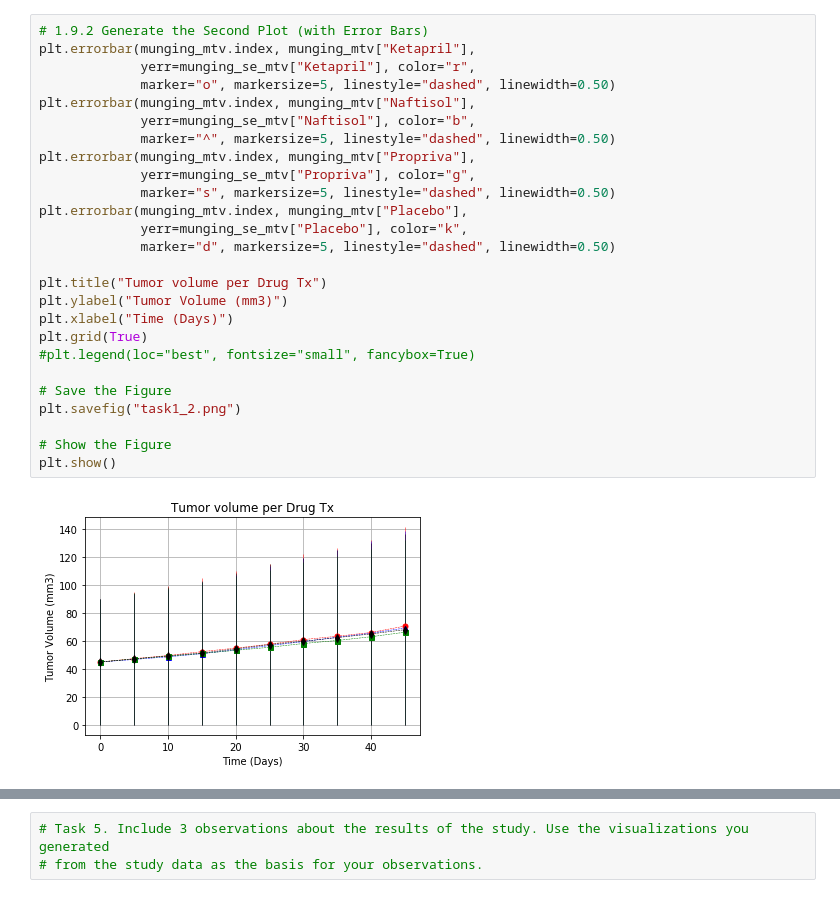
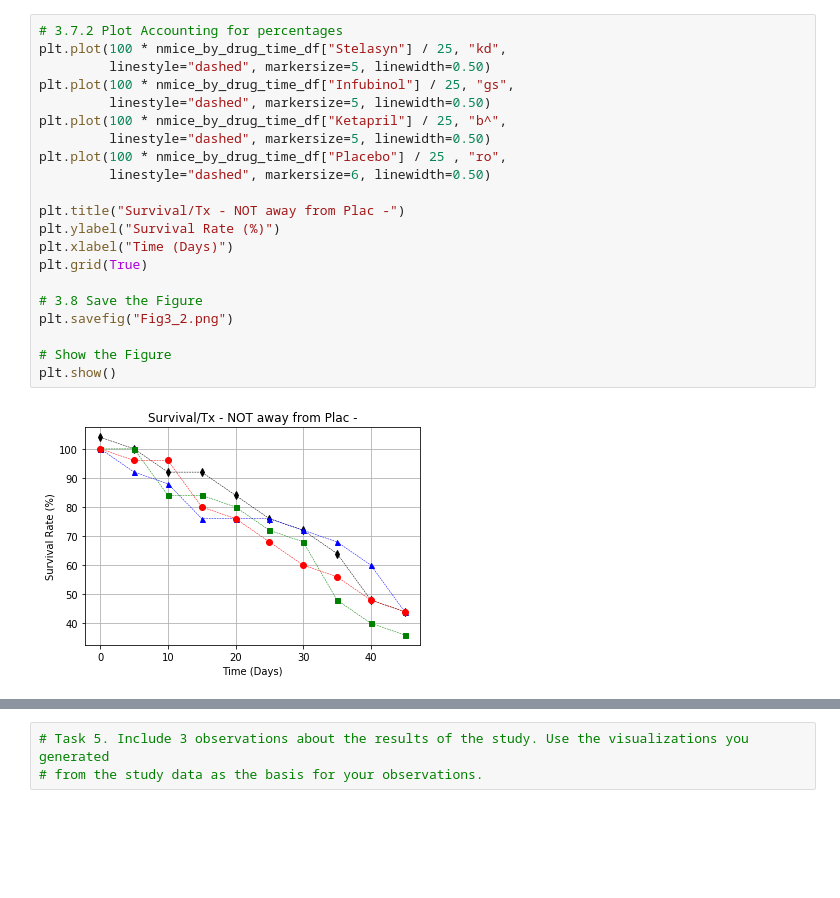
Before and after one commit to Enrique-Gaspar/matplotlib-challenge, a Jupyter notebook: Pymaceuticals/main-eg.ipynb, the cells around one changed output, grey strips where cells are left out. Drawn from its saved outputs; the diff is of its cells as text; blank space fills up the shorter version.

```diff
--- a/Pymaceuticals/main-eg.ipynb
+++ b/Pymaceuticals/main-eg.ipynb
@@ -139,29 +270,24 @@ plt.show()
 # %%
-# 1.9.2 Generate the Second Plot (with Error Bars)
-plt.errorbar(munging_mtv.index, munging_mtv["Ketapril"],
-             yerr=munging_se_mtv["Ketapril"], color="r",
-             marker="o", markersize=5, linestyle="dashed", linewidth=0.50)
-plt.errorbar(munging_mtv.index, munging_mtv["Naftisol"],
-             yerr=munging_se_mtv["Naftisol"], color="b",
-             marker="^", markersize=5, linestyle="dashed", linewidth=0.50)
-plt.errorbar(munging_mtv.index, munging_mtv["Propriva"],
-             yerr=munging_se_mtv["Propriva"], color="g",
-             marker="s", markersize=5, linestyle="dashed", linewidth=0.50)
-plt.errorbar(munging_mtv.index, munging_mtv["Placebo"],
-             yerr=munging_se_mtv["Placebo"], color="k",
-             marker="d", markersize=5, linestyle="dashed", linewidth=0.50)
+# 3.7.2 Plot Accounting for percentages
+plt.plot(100 * nmice_by_drug_time_df["Stelasyn"] / 25, "kd",
+         linestyle="dashed", markersize=5, linewidth=0.50)
+plt.plot(100 * nmice_by_drug_time_df["Infubinol"] / 25, "gs",
+         linestyle="dashed", markersize=5, linewidth=0.50)
+plt.plot(100 * nmice_by_drug_time_df["Ketapril"] / 25, "b^",
+         linestyle="dashed", markersize=5, linewidth=0.50)
+plt.plot(100 * nmice_by_drug_time_df["Placebo"] / 25 , "ro",
+         linestyle="dashed", markersize=6, linewidth=0.50)
 
-plt.title("Tumor volume per Drug Tx")
-plt.ylabel("Tumor Volume (mm3)")
+plt.title("Survival/Tx - NOT away from Plac -")
+plt.ylabel("Survival Rate (%)")
 plt.xlabel("Time (Days)")
 plt.grid(True)
-#plt.legend(loc="best", fontsize="small", fancybox=True)
 
-# Save the Figure
-plt.savefig("task1_2.png")
+# 3.8 Save the Figure
+plt.savefig("Fig3_2.png")
 
 # Show the Figure
 plt.show()
 # %% [output]
-[figure, old version]
+[figure, new version]
 # %%
```
Also changed, not shown: parts of 19 cells of this notebook.
